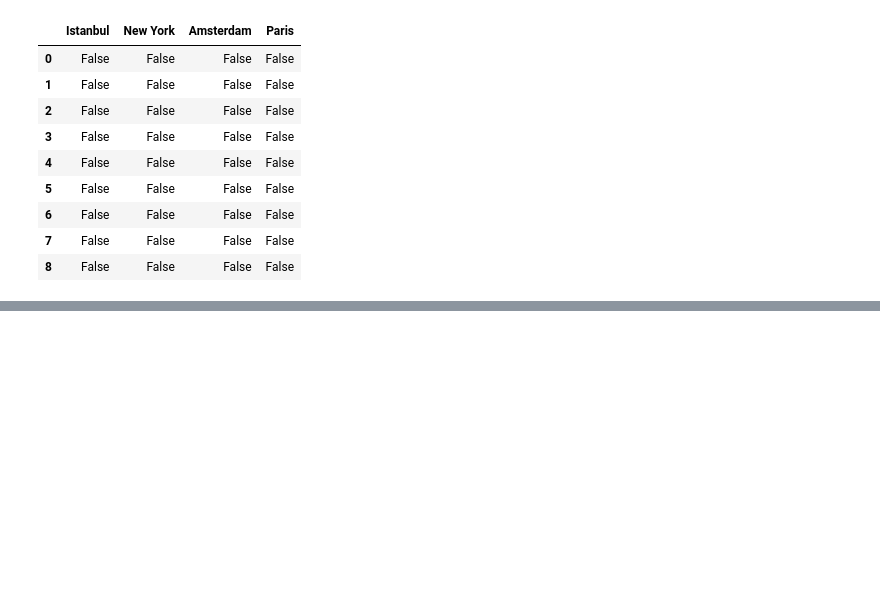
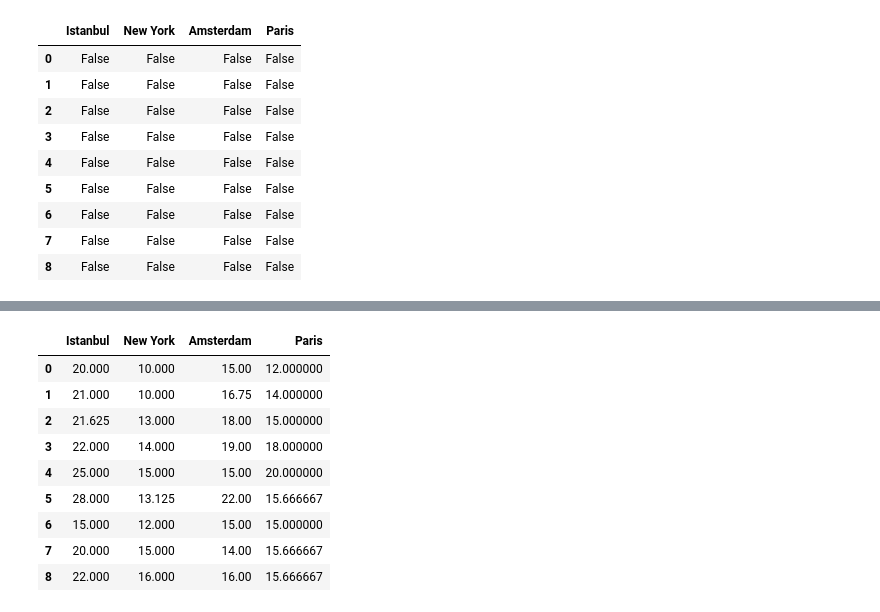
Before and after one commit to YILDIZ17/ai-labs, a Jupyter notebook: notebooks/courses/data-science/06_data_frame_operations.ipynb, the cells around one changed output, grey strips where cells are left out. Cells and saved outputs as stored; diff of their text form; code cells hidden in the pictures; blank space fills up the shorter version.

```diff
--- a/notebooks/courses/data-science/06_data_frame_operations.ipynb
+++ b/notebooks/courses/data-science/06_data_frame_operations.ipynb
@@ -78,0 +96,13 @@ weather_df.isna()
+# %%
+weather_na_df.fillna(weather_na_df.mean())
+# %% [output]
+|  | Istanbul | New York | Amsterdam | Paris |
+| 0 | 20.000 | 10.000 | 15.00 | 12.000000 |
+| 1 | 21.000 | 10.000 | 16.75 | 14.000000 |
+| 2 | 21.625 | 13.000 | 18.00 | 15.000000 |
+| 3 | 22.000 | 14.000 | 19.00 | 18.000000 |
+| 4 | 25.000 | 15.000 | 15.00 | 20.000000 |
+| 5 | 28.000 | 13.125 | 22.00 | 15.666667 |
+| 6 | 15.000 | 12.000 | 15.00 | 15.000000 |
+| 7 | 20.000 | 15.000 | 14.00 | 15.666667 |
+| 8 | 22.000 | 16.000 | 16.00 | 15.666667 |
```
Also changed, not shown: parts of 11 cells of this notebook, 2 other files.
